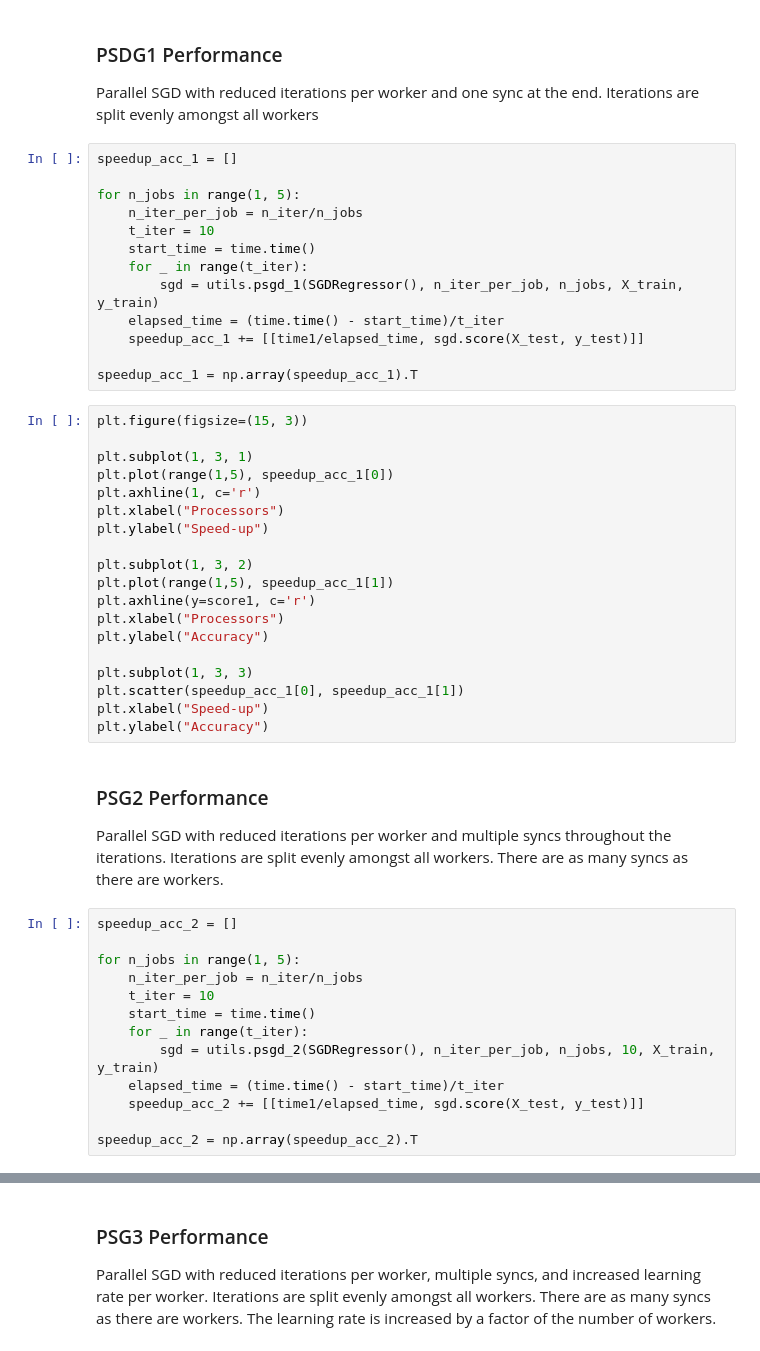
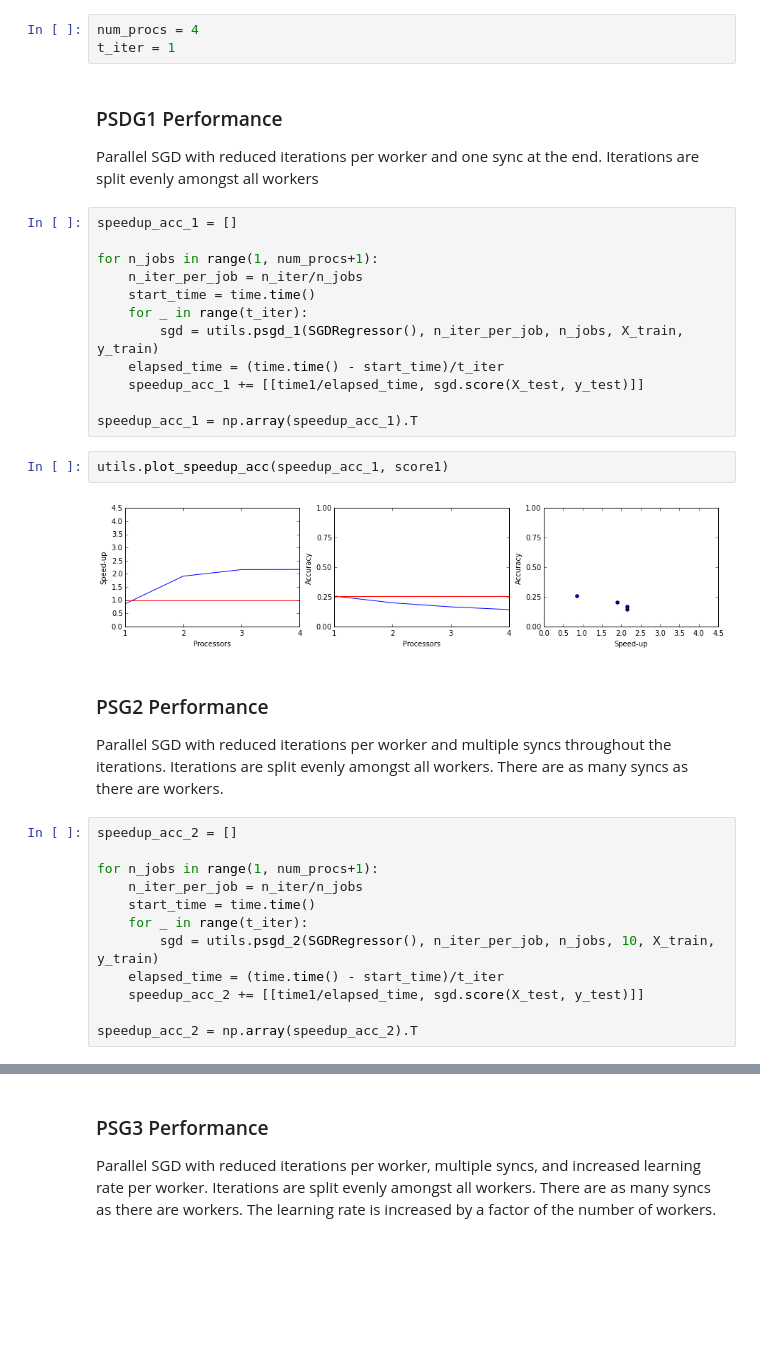
Before and after one commit to angadgill/Parallel-SGD, a Jupyter notebook: Benchmark.ipynb, the cells around one changed output, grey strips where cells are left out. Saved outputs shown, nothing was run; the diff lists cells and outputs as text; blank space fills up the shorter version.

Commit message:
Moved plot function to utils. Code clean-up in Benchmark

```diff
--- a/Benchmark.ipynb
+++ b/Benchmark.ipynb
@@ -67,12 +64,14 @@ from joblib import Parallel, delayed
+# %%
+num_procs = 4
+t_iter = 1
 # %% [markdown]
 ### PSDG1 Performance
 Parallel SGD with reduced iterations per worker and one sync at the end. Iterations are split evenly amongst all workers
 # %%
 speedup_acc_1 = []
 
-for n_jobs in range(1, 5):
+for n_jobs in range(1, num_procs+1):
     n_iter_per_job = n_iter/n_jobs
-    t_iter = 10
     start_time = time.time()
     for _ in range(t_iter):
         sgd = utils.psgd_1(SGDRegressor(), n_iter_per_job, n_jobs, X_train, y_train)
@@ -80,34 +79,18 @@ for n_jobs in range(1, 5):
     speedup_acc_1 += [[time1/elapsed_time, sgd.score(X_test, y_test)]]
 
 speedup_acc_1 = np.array(speedup_acc_1).T
-# %%
-plt.figure(figsize=(15, 3))
-
-plt.subplot(1, 3, 1)
-plt.plot(range(1,5), speedup_acc_1[0])
-plt.axhline(1, c='r')
-plt.xlabel("Processors")
-plt.ylabel("Speed-up")
-
-plt.subplot(1, 3, 2)
-plt.plot(range(1,5), speedup_acc_1[1])
-plt.axhline(y=score1, c='r')
-plt.xlabel("Processors")
-plt.ylabel("Accuracy")
-
-plt.subplot(1, 3, 3)
-plt.scatter(speedup_acc_1[0], speedup_acc_1[1])
-plt.xlabel("Speed-up")
-plt.ylabel("Accuracy")
+# %%
+utils.plot_speedup_acc(speedup_acc_1, score1)
+# %% [output]
+[figure, added]
 # %% [markdown]
 ### PSG2 Performance
 Parallel SGD with reduced iterations per worker and multiple syncs throughout the iterations. Iterations are split evenly amongst all workers. There are as many syncs as there are workers.
 # %%
 speedup_acc_2 = []
 
-for n_jobs in range(1, 5):
+for n_jobs in range(1, num_procs+1):
     n_iter_per_job = n_iter/n_jobs
-    t_iter = 10
     start_time = time.time()
     for _ in range(t_iter):
         sgd = utils.psgd_2(SGDRegressor(), n_iter_per_job, n_jobs, 10, X_train, y_train)
```
Also changed, not shown: parts of 15 cells of this notebook, 1 other file.
